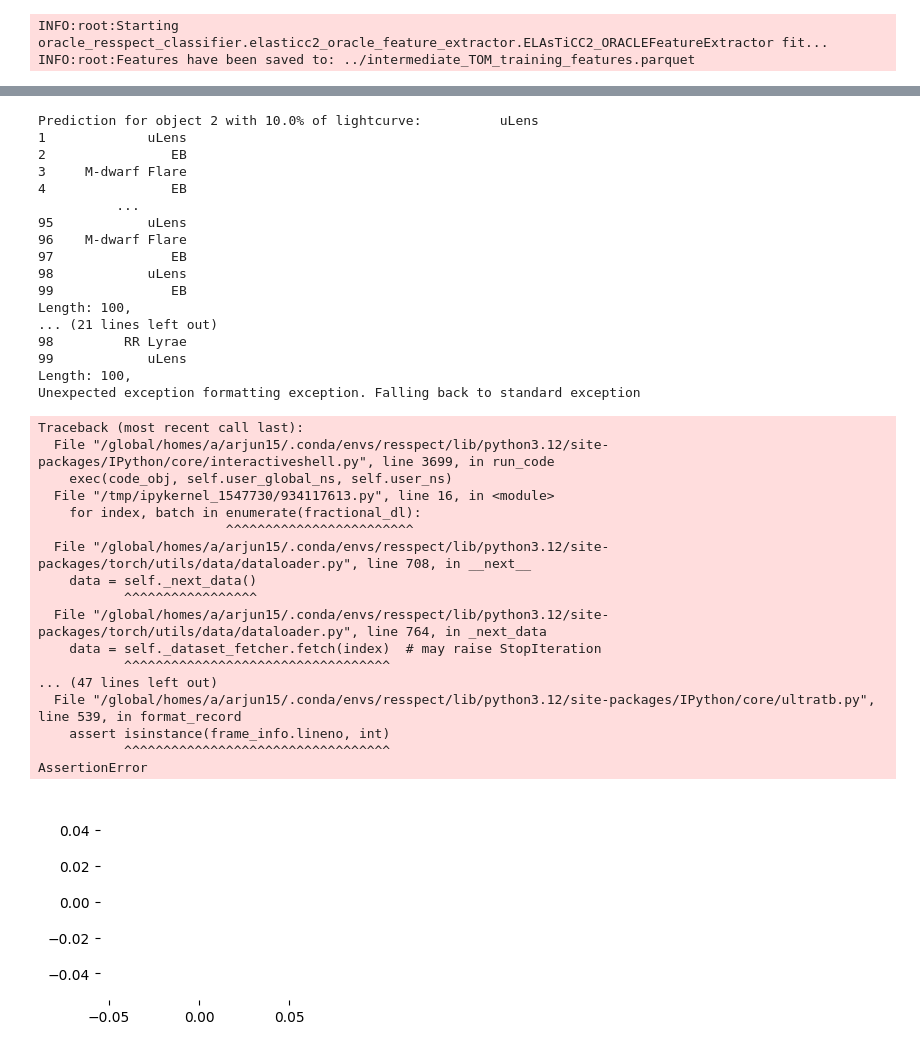
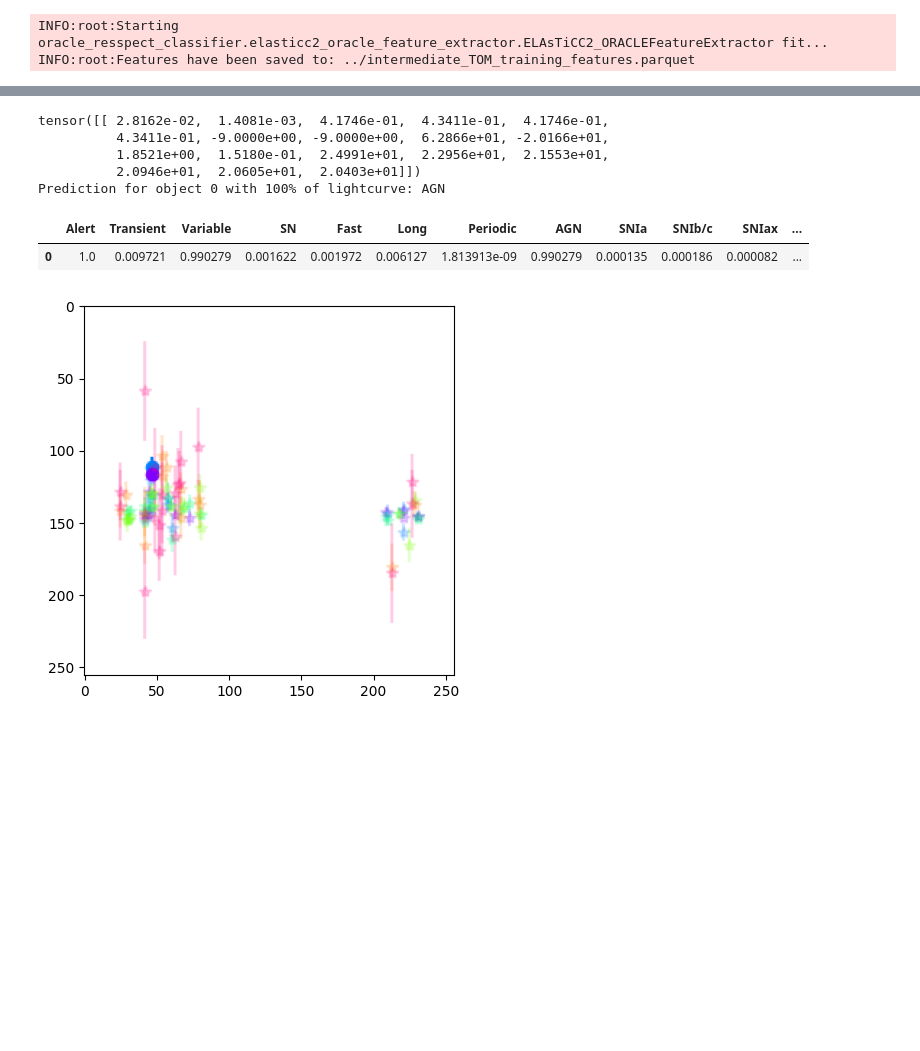
Before and after one commit to LSSTDESC/oracle-resspect-classifier, a Jupyter notebook: notebooks/end-to-end-test.ipynb, the cells around one changed output, grey strips where cells are left out. Cells and saved outputs as stored; diff of their text form; code cells hidden in the pictures; blank space fills up the shorter version.

```diff
--- a/notebooks/end-to-end-test.ipynb
+++ b/notebooks/end-to-end-test.ipynb
@@ -191,7 +193,8 @@ torch.set_default_device('cpu')
 classifier_test = OracleClassifier(dir='../', weights_dir='/pscratch/sd/a/arjun15/')
 test_dataloaders = []
 # days_list = 2 ** np.arange(0, 11, 1)
-fractions_list = np.linspace(0.1, 1, 10).round(decimals=1)
+# fractions_list = np.linspace(0.1, 1, 10).round(decimals=1)
+fractions_list = [1]
 
 # currently doing this manually because the oracle.presets module that has the get_test_loaders() functions uses some hardcoded constants
 generator = torch.Generator(device='cpu')
@@ -203,7 +206,7 @@ for f in fractions_list:
         include_lc_plots=True,
     )
     test_data.transform = partial(truncate_ELAsTiCC_light_curve_fractionally, f=f)
-    test_dl = DataLoader(test_data, batch_size=100, shuffle=False, collate_fn=custom_collate_ELAsTiCC, generator=generator, pin_memory=True)
+    test_dl = DataLoader(test_data, batch_size=1, shuffle=False, collate_fn=custom_collate_ELAsTiCC, generator=generator, pin_memory=True)
     test_dataloaders.append(test_dl)
 # %% [output]
 Loading model weights from /pscratch/sd/a/arjun15/
@@ -240,20 +243,20 @@ prediction_df = pd.DataFrame()
 
 for frac, fractional_dl in zip(fractions_list, test_dataloaders):
     for index, batch in enumerate(fractional_dl):
-        if index == 2:
+        batch = {k: v.to('cpu') if torch.is_tensor(v) else v for k, v in batch.items()}
 
-            batch = {k: v.to('cpu') if torch.is_tensor(v) else v for k, v in batch.items()}
+        print(batch['static'])
 
-            prediction_df = classifier_test.model.predict_class_probabilities_df(batch)
-            print(f'Prediction for object {index} with {frac * 100}% of lightcurve: {str(prediction_df.iloc[:, 7:].idxmax(axis=1))[5:-14]}')
+        prediction_df = classifier_test.model.predict_class_probabilities_df(batch)
+        print(f'Prediction for object {index} with {frac * 100}% of lightcurve: {str(prediction_df.iloc[:, 7:].idxmax(axis=1))[5:-14]}')
 
-            if int(frac) == 1:
-                lc_plot = torch.squeeze(batch['lc_plot'].cpu().to(torch.int32), dim=0).permute(1, 2, 0)
-                plt.imshow(lc_plot.numpy())
+        if int(frac) == 1:
+            lc_plot = torch.squeeze(batch['lc_plot'].cpu().to(torch.int32), dim=0).permute(1, 2, 0)
+            plt.imshow(lc_plot.numpy())
 
-                display(prediction_df)
-                # print(f'Prediction for object {index} with {frac * 100}% of lightcurve: {pred_df}')
-                break
+            display(prediction_df)
+            # print(f'Prediction for object {index} with {frac * 100}% of lightcurve: {pred_df}')
+            break
 
 # for row_idx, (frac, fractional_dl) in enumerate(zip(fractions_list, test_dataloaders)):
 #     for index, batch in enumerate(fractional_dl):
@@ -266,68 +269,41 @@ for frac, fractional_dl in zip(fractions_list, test_dataloaders):
 #         # else:
 #         #     fig, axes = figs[index]
 
 #         # # Plot this fraction's image into the appropriate row/column
 #         # for col_idx in range(batch_size):
 #         #     try:
 #         #         img_t = batch['lc_plot'][col_idx].permute(1, 2, 0)  # (H,W,C)
 #         #         img = img_t.numpy()
 #         #         ax = axes[row_idx, col_idx]
 #         #         ax.imshow(img.astype(int))
 #         #         ax.axis('off')
 #         #         ax.set_title(f"{frac*100:.0f}%  b{index} c{col_idx}")
 #         #     except Exception:
 #         #         # If the batch element is missing, leave the subplot empty
 #         #         ax = axes[row_idx, col_idx]
 #         #         ax.axis('off')
 
 #         # # If this is the last fraction row, display and remove the figure (column is complete)
 #         # if row_idx == num_fractions - 1:
 #         #     fig.tight_layout()
 #         #     plt.show()
 #         #     # optionally close to free memory
 #         #     plt.close(fig)
 #         #     del figs[index]
 
 #         # # Run prediction for this batch if desired (move to model device)
 #         demo_batch = {k: v.to(next(classifier_test.model.parameters()).device) if torch.is_tensor(v) else v for k, v in batch.items()}
 #         pred_df = classifier_test.model.predict_class_probabilities_df(demo_batch)
 #         print(f'Prediction for object {index} with {frac * 100}% of lightcurve: {max(pred_df)}')
 # %% [output]
-Prediction for object 2 with 10.0% of lightcurve:          uLens
-1             uLens
-2                EB
-3     M-dwarf Flare
-4                EB
-          ...
-95            uLens
-96    M-dwarf Flare
-97               EB
-98            uLens
-99               EB
-Length: 100,
-... (21 lines left out)
-98         RR Lyrae
-99            uLens
-Length: 100,
-Unexpected exception formatting exception. Falling back to standard exception
+tensor([[ 2.8162e-02,  1.4081e-03,  4.1746e-01,  4.3411e-01,  4.1746e-01,
+          4.3411e-01, -9.0000e+00, -9.0000e+00,  6.2866e+01, -2.0166e+01,
+          1.8521e+00,  1.5180e-01,  2.4991e+01,  2.2956e+01,  2.1553e+01,
+          2.0946e+01,  2.0605e+01,  2.0403e+01]])
+Prediction for object 0 with 100% of lightcurve: AGN
-Traceback (most recent call last):
-  File "/global/homes/a/arjun15/.conda/envs/resspect/lib/python3.12/site-packages/IPython/core/interactiveshell.py", line 3699, in run_code
-    exec(code_obj, self.user_global_ns, self.user_ns)
-  File "/tmp/ipykernel_1547730/934117613.py", line 16, in <module>
-    for index, batch in enumerate(fractional_dl):
-                        ^^^^^^^^^^^^^^^^^^^^^^^^
-  File "/global/homes/a/arjun15/.conda/envs/resspect/lib/python3.12/site-packages/torch/utils/data/dataloader.py", line 708, in __next__
-    data = self._next_data()
-           ^^^^^^^^^^^^^^^^^
-  File "/global/homes/a/arjun15/.conda/envs/resspect/lib/python3.12/site-packages/torch/utils/data/dataloader.py", line 764, in _next_data
-    data = self._dataset_fetcher.fetch(index)  # may raise StopIteration
-           ^^^^^^^^^^^^^^^^^^^^^^^^^^^^^^^^^^
-... (47 lines left out)
-  File "/global/homes/a/arjun15/.conda/envs/resspect/lib/python3.12/site-packages/IPython/core/ultratb.py", line 539, in format_record
-    assert isinstance(frame_info.lineno, int)
-           ^^^^^^^^^^^^^^^^^^^^^^^^^^^^^^^^^^
-AssertionError
+|  | Alert | Transient | Variable | SN | Fast | Long | Periodic | AGN | SNIa | SNIb/c | SNIax | ... |
+| 0 | 1.0 | 0.009721 | 0.990279 | 0.001622 | 0.001972 | 0.006127 | 1.813913e-09 | 0.990279 | 0.000135 | 0.000186 | 0.000082 | ... |
-[figure, old version]
+[figure, new version]
 # %%
 import re
 display(prediction_df)
```
Also changed, not shown: parts of 6 cells of this notebook, 8 other files.
